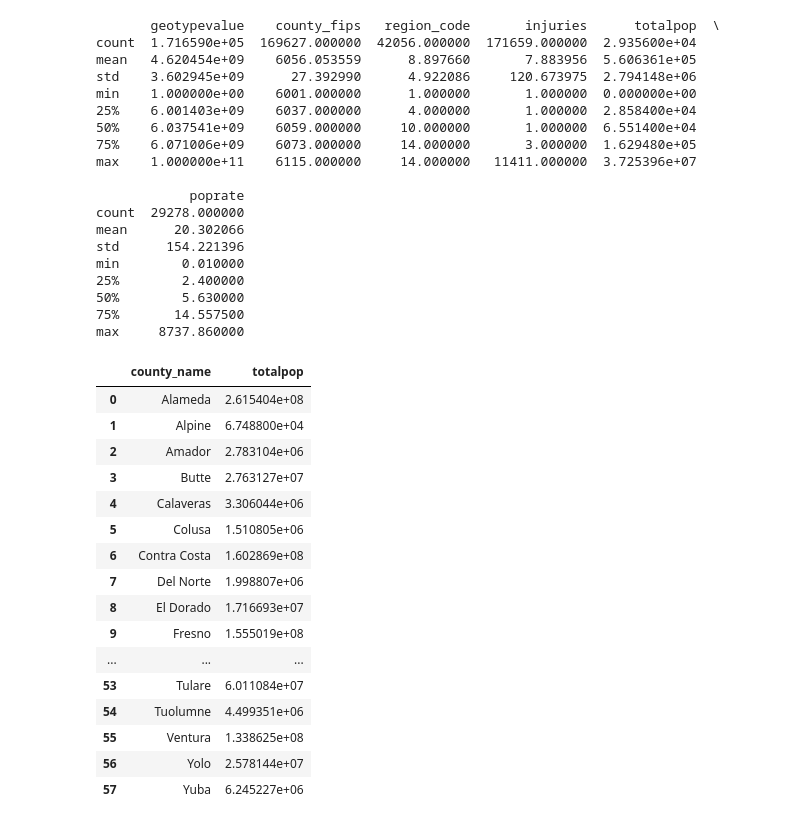
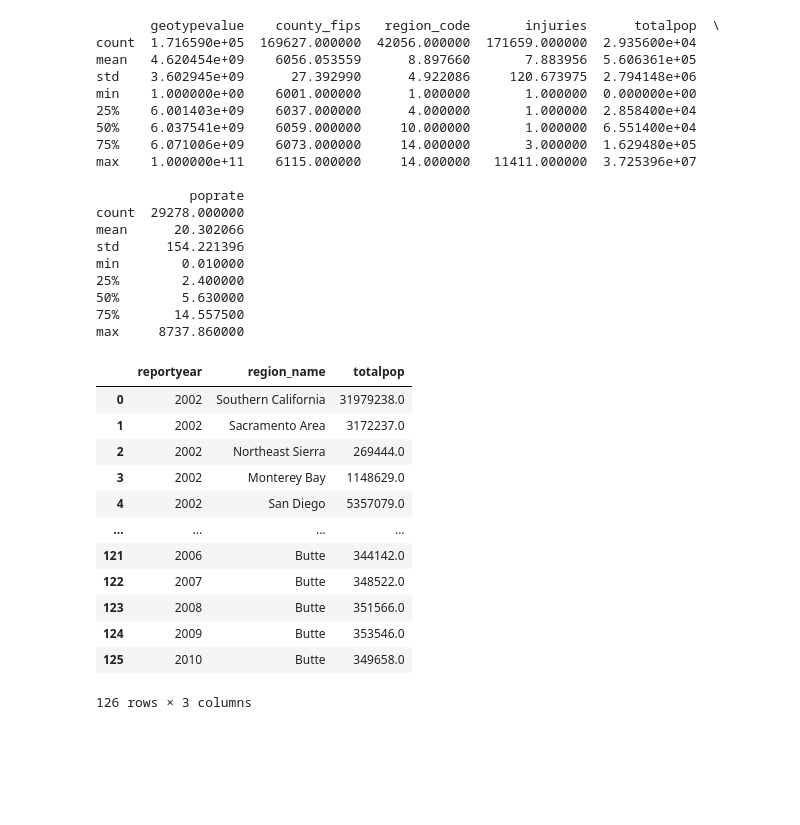
Before and after one commit to PadmaGuna/Project1, a Jupyter notebook: Monica.ipynb, the cells around one changed output. Cells and saved outputs as stored; diff of their text form; code cells hidden in the pictures; blank space fills up the shorter version.

```diff
--- a/Monica.ipynb
+++ b/Monica.ipynb
@@ -447,25 +448,51 @@ min        0.010000
 50%        5.630000
 75%       14.557500
 max     8737.860000
-# %%
-# calculate population by county
-yearly_injuries = clean_df.groupby('county_name')['totalpop'].sum().reset_index()
-yearly_injuries
-# %% [output]
-|  | county_name | totalpop |
-| 0 | Alameda | 2.615404e+08 |
-| 1 | Alpine | 6.748800e+04 |
-| 2 | Amador | 2.783104e+06 |
-| 3 | Butte | 2.763127e+07 |
-| 4 | Calaveras | 3.306044e+06 |
-| 5 | Colusa | 1.510805e+06 |
-| 6 | Contra Costa | 1.602869e+08 |
-| 7 | Del Norte | 1.998807e+06 |
-| 8 | El Dorado | 1.716693e+07 |
-| 9 | Fresno | 1.555019e+08 |
-| ... | ... | ... |
-| 53 | Tulare | 6.011084e+07 |
-| 54 | Tuolumne | 4.499351e+06 |
-| 55 | Ventura | 1.338625e+08 |
-| 56 | Yolo | 2.578144e+07 |
-| 57 | Yuba | 6.245227e+06 |
+# %%
+#create a population/year/county/region only dataframe
+county_region_pop_df = clean_df.loc[:, ["reportyear", "county_name", "region_name", "totalpop"]]
+
+#drop duplicate and na values
+county_region_pop_df.drop_duplicates(inplace=True)
+county_region_pop_df.dropna(inplace=True)
+county_region_pop_df
+
+# Create an empty list to store the summary data
+region_pop_sum = []
+
+# Assuming 'selected_columns_df' is your cleaned DataFrame with columns 'reportyear', 'region_name', and 'totalpop'
+totalpop_sum_by_year_region = {}
+
+# Calculate total population sums by year and region
+for index, row in county_region_pop_df.iterrows():
+    key = (row['reportyear'], row['region_name'])
+    totalpop = row['totalpop']
+
+    if key in totalpop_sum_by_year_region:
+        totalpop_sum_by_year_region[key] += totalpop
+    else:
+        totalpop_sum_by_year_region[key] = totalpop
+
+# Populate the summary data list with total population sums
+for key, value in totalpop_sum_by_year_region.items():
+    region_pop_sum.append({'reportyear': key[0], 'region_name': key[1], 'totalpop': value})
+
+# Create a DataFrame from the summary data
+region_pop_sum_df = pd.DataFrame(region_pop_sum)
+
+# Display the summary DataFrame
+region_pop_sum_df
+# %% [output]
+|  | reportyear | region_name | totalpop |
+| 0 | 2002 | Southern California | 31979238.0 |
+| 1 | 2002 | Sacramento Area | 3172237.0 |
+| 2 | 2002 | Northeast Sierra | 269444.0 |
+| 3 | 2002 | Monterey Bay | 1148629.0 |
+| 4 | 2002 | San Diego | 5357079.0 |
+| ... | ... | ... | ... |
+| 121 | 2006 | Butte | 344142.0 |
+| 122 | 2007 | Butte | 348522.0 |
+| 123 | 2008 | Butte | 351566.0 |
+| 124 | 2009 | Butte | 353546.0 |
+| 125 | 2010 | Butte | 349658.0 |
+126 rows × 3 columns
```
Also changed, not shown: parts of 14 cells of this notebook.
